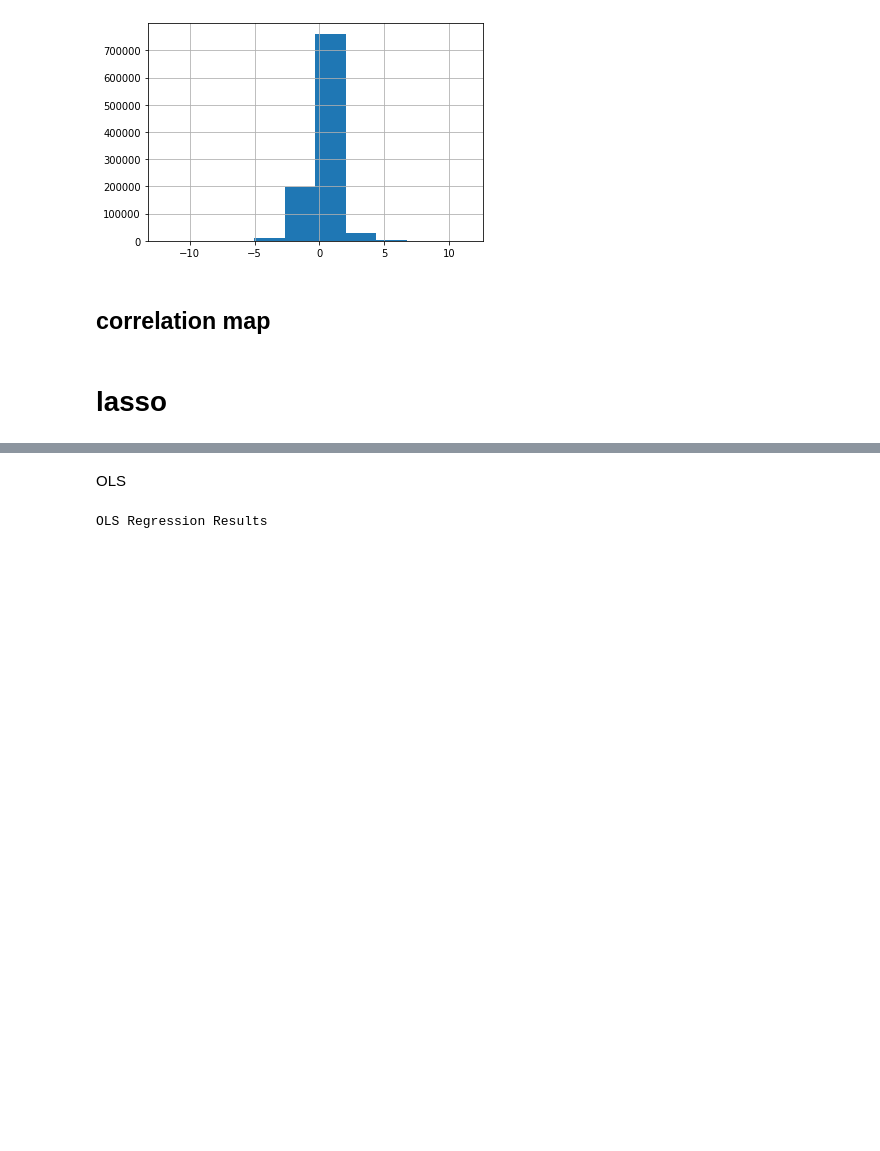
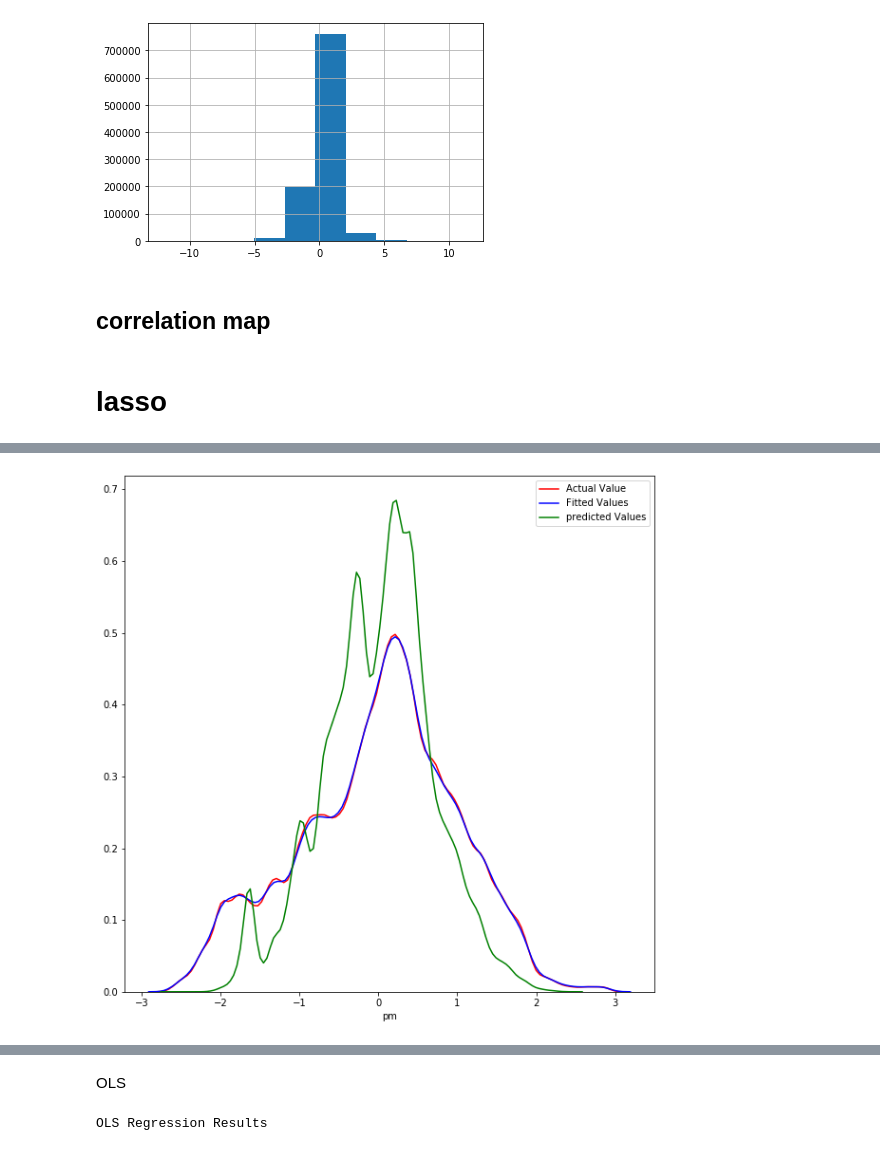
Before and after one commit to hyoussef/pmsm, a Jupyter notebook: pmsm.ipynb, the cells around one changed output, grey strips where cells are left out. Cells and saved outputs as stored; diff of their text form; code cells hidden in the pictures; blank space fills up the shorter version.

```diff
--- a/pmsm.ipynb
+++ b/pmsm.ipynb
@@ -377,0 +393,9 @@ ValueError: operands could not be broadcast together with shapes (199614,) (13,)
+# %%
+import seaborn as sns
+f,ax=plt.subplots(figsize=(10,10))
+matplotlib.rcParams.update({'font.size': 10})
+ax1 = sns.distplot(y_train, hist=False, color="r", label="Actual Value")
+sns.distplot(y_test, hist=False, color="b", label="Fitted Values" , ax=ax1);
+sns.distplot(ypLassoinversed, hist=False, color="g", label="predicted Values" , ax=ax1);
+# %% [output]
+[figure, added]
```
Also changed, not shown: parts of 13 cells of this notebook.
